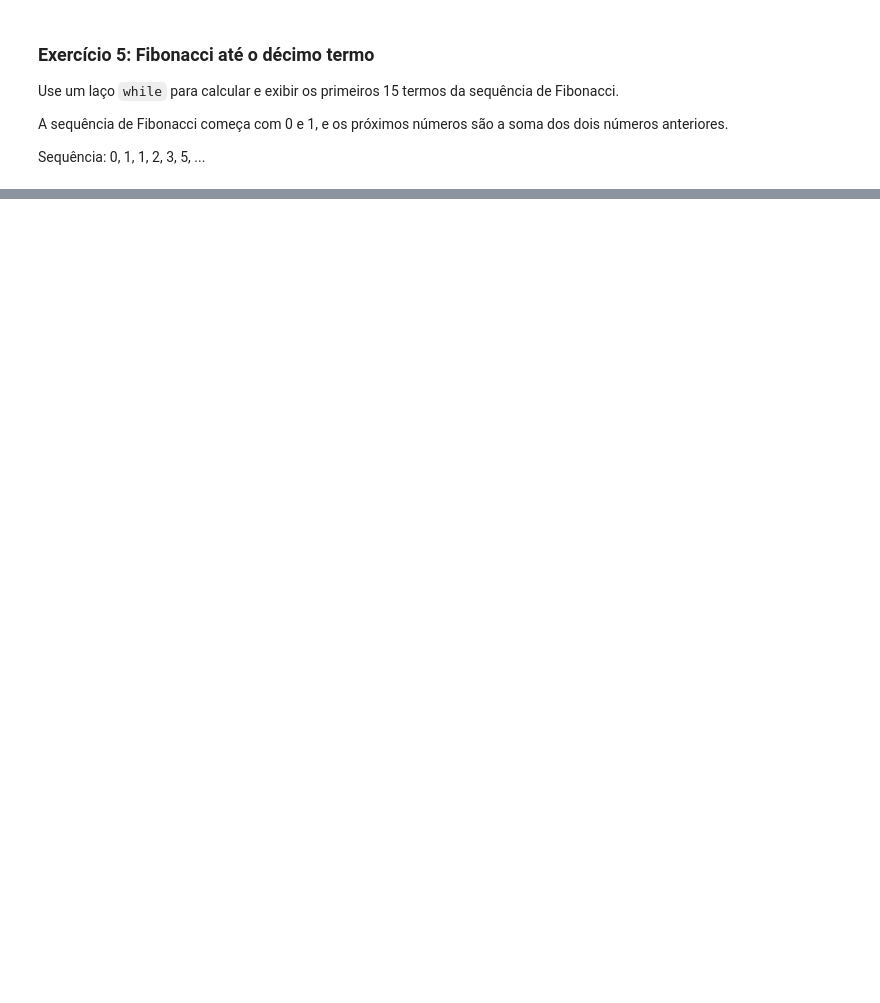
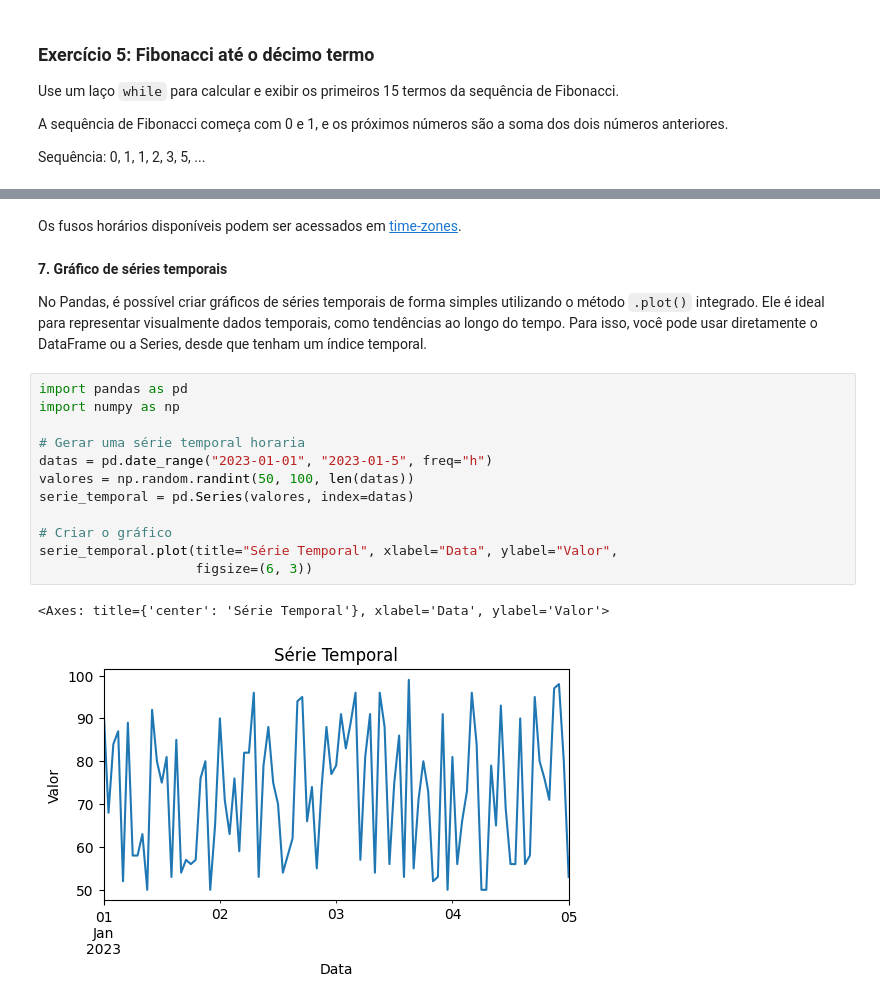
Before and after one commit to py232027046/CEE2, a Jupyter notebook: aulas.ipynb, the cells around one changed output, grey strips where cells are left out. Cells and saved outputs as stored; diff of their text form; blank space fills up the shorter version.

```diff
--- a/aulas.ipynb
+++ b/aulas.ipynb
@@ -1239,0 +3644,21 @@ while contador < 15:
+# %% [markdown]
+Os fusos horários disponíveis podem ser acessados em [time-zones](https://en.wikipedia.org/wiki/List_of_tz_database_time_zones).
+# %% [markdown]
+**7. Gráfico de séries temporais**
+
+No Pandas, é possível criar gráficos de séries temporais de forma simples utilizando o método `.plot()` integrado. Ele é ideal para representar visualmente dados temporais, como tendências ao longo do tempo. Para isso, você pode usar diretamente o DataFrame ou a Series, desde que tenham um índice temporal.
+# %%
+import pandas as pd
+import numpy as np
+
+# Gerar uma série temporal horaria
+datas = pd.date_range("2023-01-01", "2023-01-5", freq="h")
+valores = np.random.randint(50, 100, len(datas))
+serie_temporal = pd.Series(valores, index=datas)
+
+# Criar o gráfico
+serie_temporal.plot(title="Série Temporal", xlabel="Data", ylabel="Valor",
+                    figsize=(6, 3))
+# %% [output]
+<Axes: title={'center': 'Série Temporal'}, xlabel='Data', ylabel='Valor'>
+[figure, added]
```
Also changed, not shown: parts of 399 cells of this notebook.
